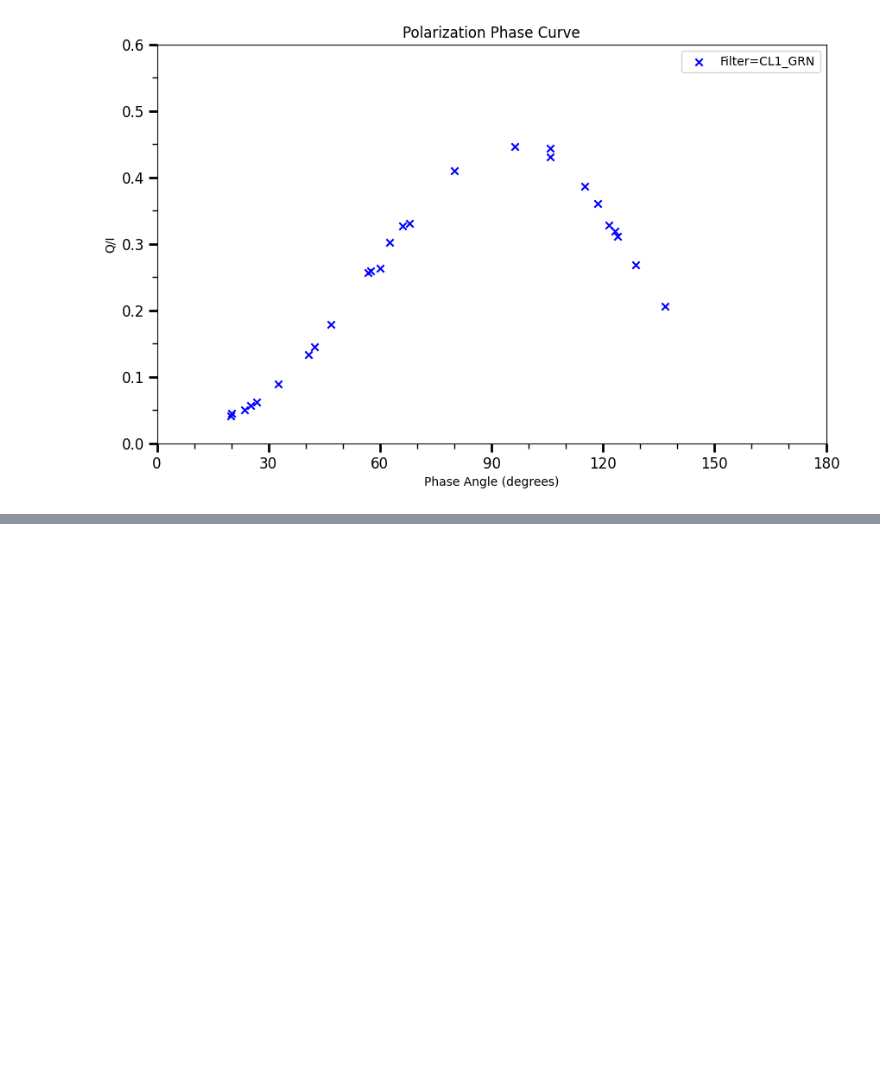
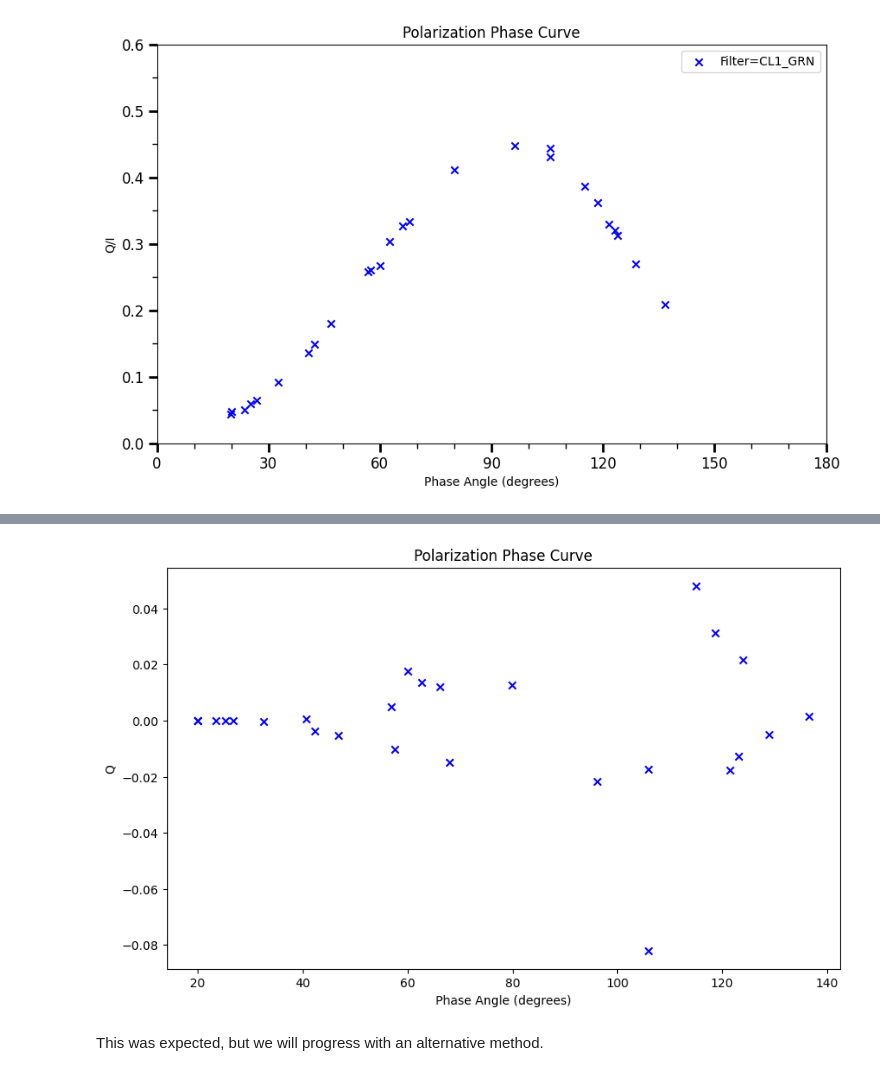
Before and after one commit to amedina-astr/Titan_LC, a Jupyter notebook: Polarization_curves.ipynb, the cells around one changed output, grey strips where cells are left out. Saved outputs shown, nothing was run; the diff lists cells and outputs as text; code cells hidden in the pictures; blank space fills up the shorter version.

```diff
--- a/Polarization_curves.ipynb
+++ b/Polarization_curves.ipynb
@@ -133,8 +135,12 @@ def simple_dlop(pol_image, IF_image, center, radius):
     cv2.circle(mask_IF, center, radius, 1, thickness=-1)
     IF_masked = IF_image * mask_IF
 
-    weighted = np.sum(IF_masked * pol_masked)
-    total_IF = np.sum(IF_masked)
+    #weighted = np.sum(IF_masked * pol_masked)
+    #total_IF = np.sum(IF_masked)
+
+    weighted = np.sum(IF_image * pol_image)
+    total_IF = np.sum(IF_image)
+
 
     return weighted / total_IF
 # %% [markdown]
@@ -309,0 +631,5 @@ As a next step; ABOVE, we considered the case where U = 0, such that P = Q/I, bu
+# %%
+def rotate_Q(Q_cam, U_cam):
+    x = U_cam / Q_cam
+    new_theta =  0.5 * np.arctan(x)
+    return Q_cam * np.cos(2 * new_theta) + U_cam * np.sin(2 * new_theta)
@@ -309,0 +694,13 @@ As a next step; ABOVE, we considered the case where U = 0, such that P = Q/I, bu
+# %%
+#For sanity we plot; looks pretty much exaclty the same whether or not we do the whole image os masked image
+
+plt.figure(figsize=(10, 6))
+plt.scatter(phase_angles, rotate_Qs, color='b', marker='x')
+plt.xlabel('Phase Angle (degrees)')
+plt.ylabel('Q')
+plt.title('Polarization Phase Curve')
+plt.show()
+# %% [output]
+[figure, added]
+# %% [markdown]
+This was expected, but we will progress with an alternative method.
```
Also changed, not shown: parts of 16 cells of this notebook, 1 other file.
